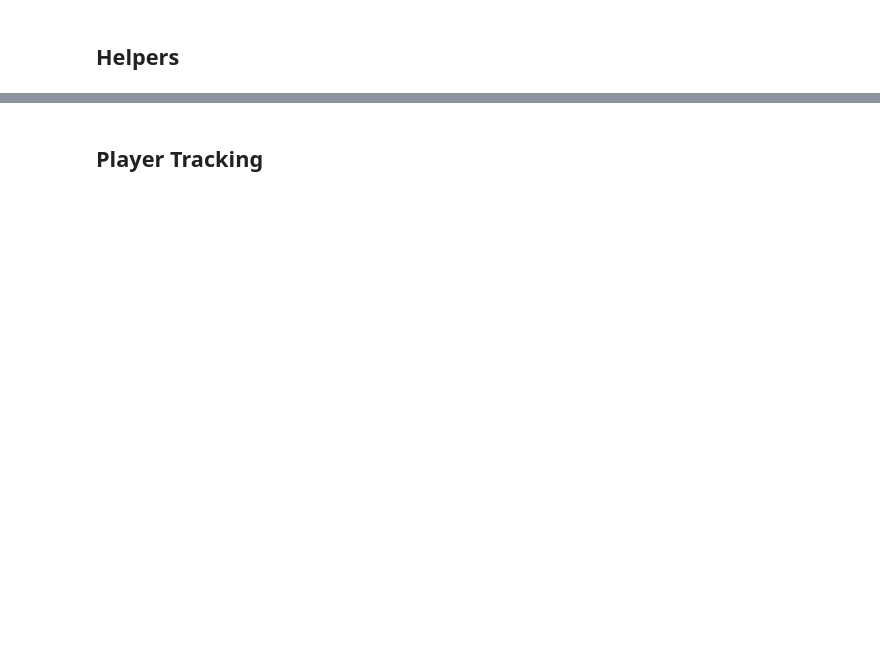
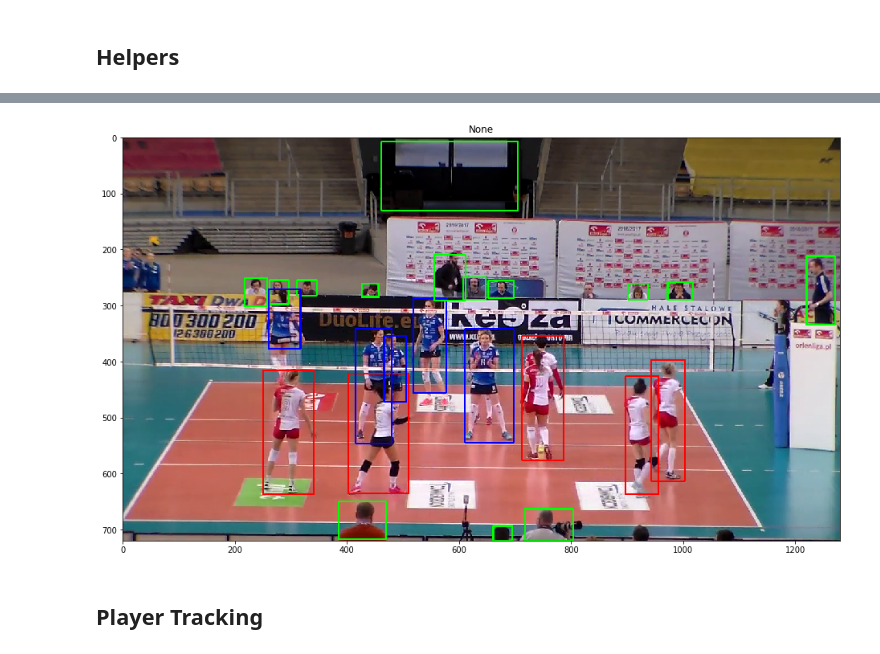
Before and after one commit to bfortuner/computer-vision, a Jupyter notebook: applied/PlayerTrackingKalmanFilter.ipynb, the cells around one changed output, grey strips where cells are left out. Drawn from its saved outputs; the diff is of its cells as text; code cells hidden in the pictures; blank space fills up the shorter version.

```diff
--- a/applied/PlayerTrackingKalmanFilter.ipynb
+++ b/applied/PlayerTrackingKalmanFilter.ipynb
@@ -421,7 +44,0 @@ plot_img(bg_img, fs=FIGSIZE)
-# %%
-# Highlight floor around court (lighter green reflection)
-img_fpath = metadata['fpath'][0]
-color = get_color_of_pixel(img_fpath, 1130, 460, 'RGB')
-mask, masked_img = threshold_color(bg_img, color, 50)
-plot_img(mask)
-plot_img(masked_img)
@@ -540,7 +44,0 @@ for coord in coords:
-# %%
-img = bg_img.copy()
-x1,y1,x2,y2 = top_line
-cv2.line(img, pt1=(x1, y1), pt2=(x2, y2), color=(0, 255, 0), thickness=4)
-x1,y1,x2,y2 = bottom_line
-cv2.line(img, pt1=(x1, y1), pt2=(x2, y2), color=(0, 255, 0), thickness=4)
-plot_img(img)
@@ -571,2 +562,13 @@ plot_boxes(img, filtered_boxes[0])
+# %%
+limit = 10
+img_fpaths = metadata['fpath'][:limit]
+detections = load_processed_detections(img_fpaths)
+# %%
+fpath = metadata['fpath'][0]
+img = skimage.io.imread(fpath)
+img = draw_detections(img, detections[fpath], plot_all=True)
+plot_img(img)
+# %% [output]
+[figure, added]
 # %% [markdown]
 ## Player Tracking
```
Also changed, not shown: parts of 74 cells of this notebook, 4 other files.
